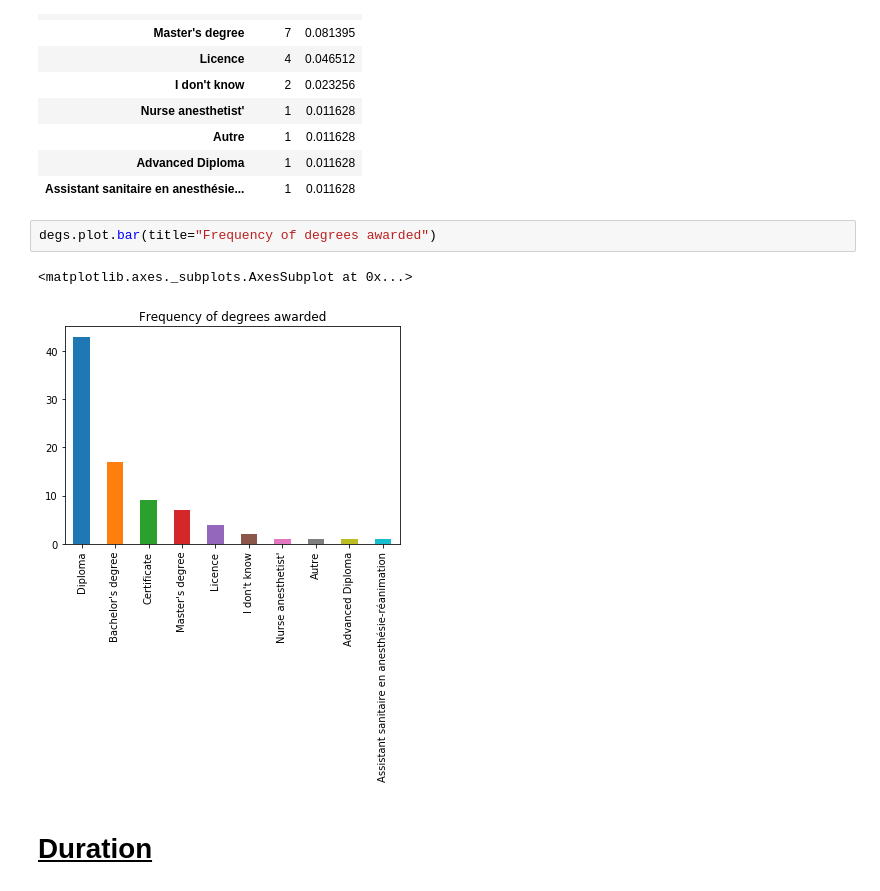
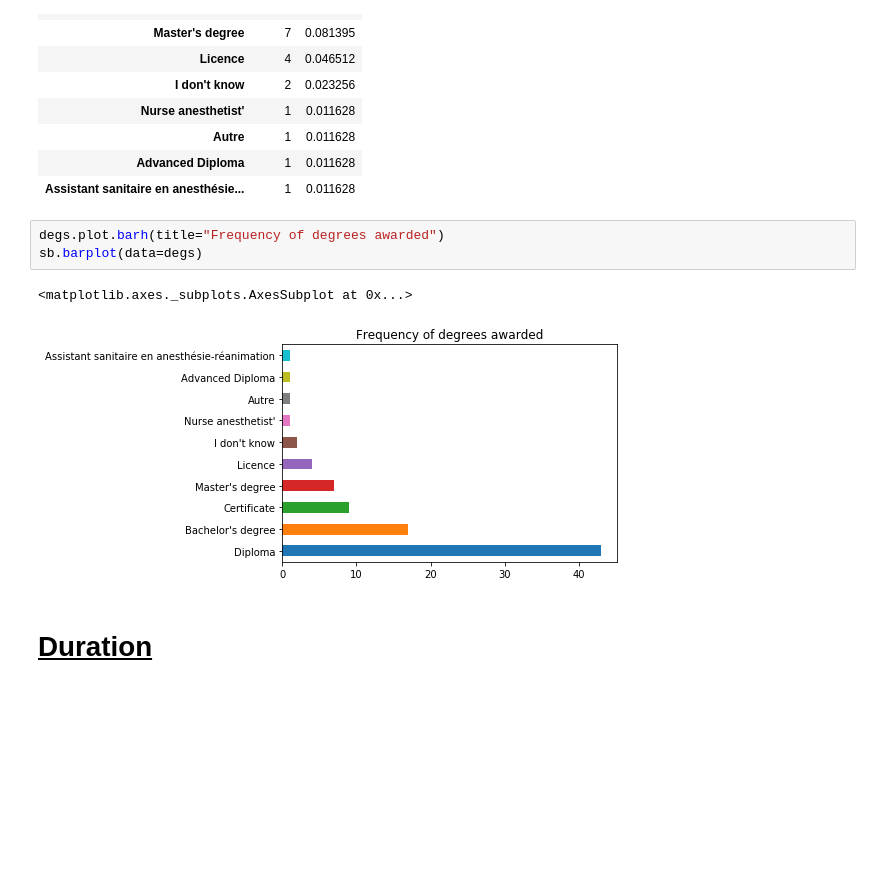
Before and after one commit to lawtj/npa, a Jupyter notebook: npa data.ipynb, the cells around one changed output. Drawn from its saved outputs; the diff is of its cells as text; blank space fills up the shorter version.

```diff
--- a/npa data.ipynb
+++ b/npa data.ipynb
@@ -303,10 +303,11 @@ degstab
 | Advanced Diploma | 1 | 0.011628 |
 | Assistant sanitaire en anesthésie... | 1 | 0.011628 |
 # %%
-degs.plot.bar(title="Frequency of degrees awarded")
+degs.plot.barh(title="Frequency of degrees awarded")
+sb.barplot(data=degs)
 # %% [output]
 <matplotlib.axes._subplots.AxesSubplot at 0x...>
-[figure, old version]
+[figure, new version]
 # %% [markdown]
 # <u><a name='duration'>Duration </u></a>
 # %% [markdown]
```
Also changed, not shown: parts of 6 cells of this notebook.
